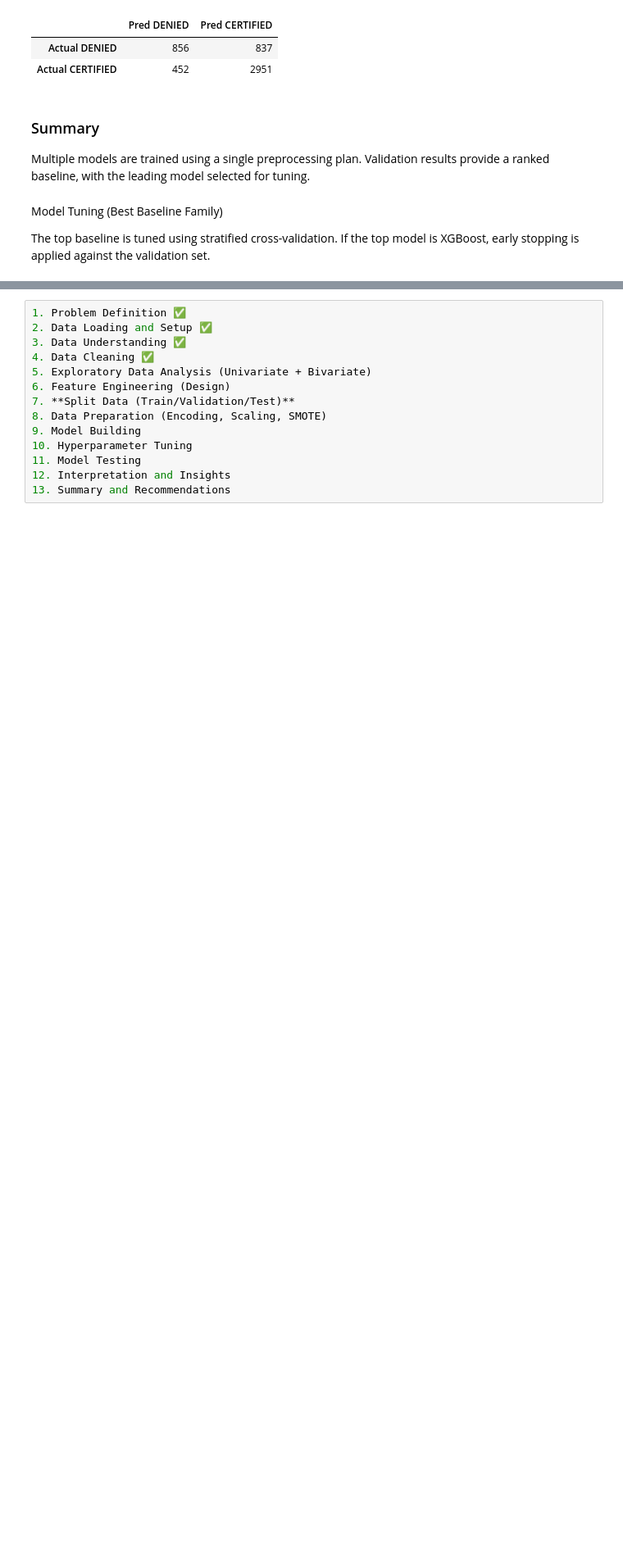
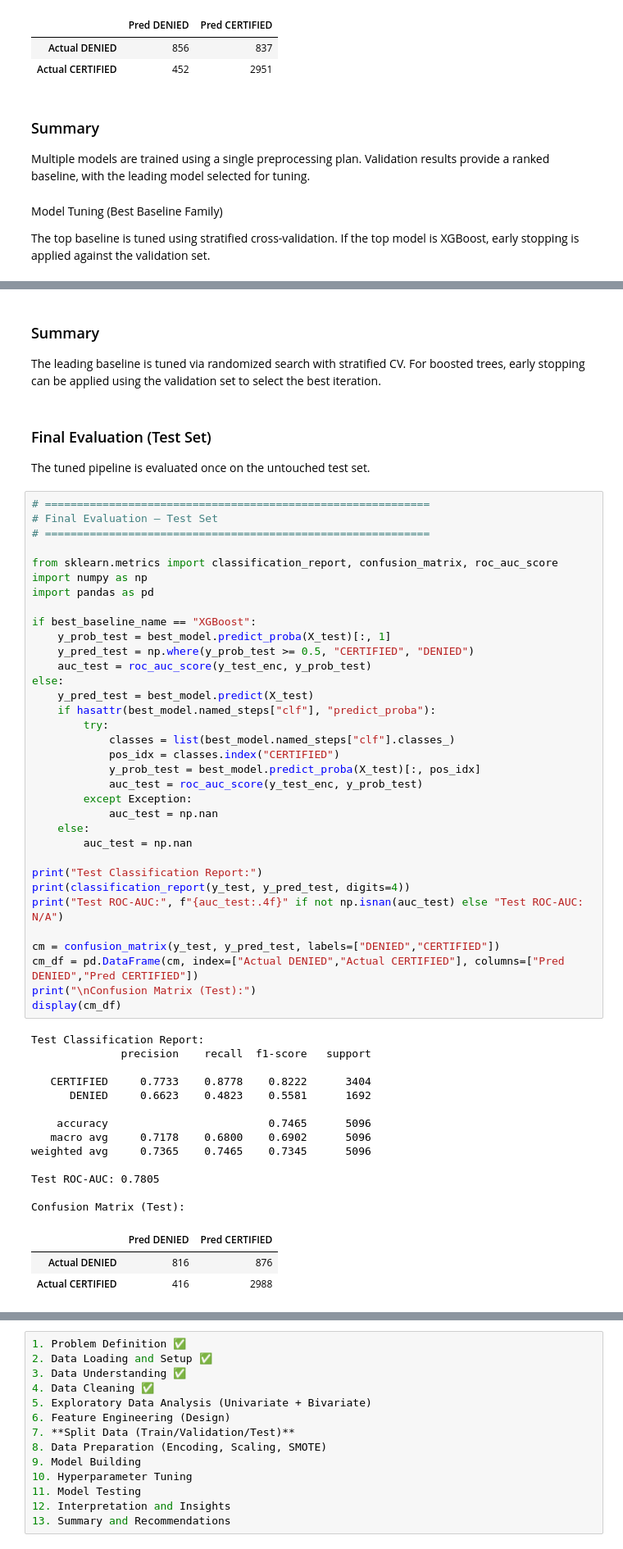
Before and after one commit to EvagAIML/CASE-Visa-Applicant-Screening, a Jupyter notebook: Copy_of_EasyVisa_Full_Code_Notebook_(2)_(1).ipynb, the cells around one changed output, grey strips where cells are left out. Shown at 82% size. Saved outputs shown, nothing was run; the diff lists cells and outputs as text; blank space fills up the shorter version.

```diff
--- a/Copy_of_EasyVisa_Full_Code_Notebook_(2)_(1).ipynb
+++ b/Copy_of_EasyVisa_Full_Code_Notebook_(2)_(1).ipynb
@@ -918,0 +924,59 @@ if best_baseline_name == "XGBoost":
+# %% [markdown]
+### Summary
+
+The leading baseline is tuned via randomized search with stratified CV. For boosted trees, early stopping can be applied using the validation set to select the best iteration.
+# %% [markdown]
+### Final Evaluation (Test Set)
+
+The tuned pipeline is evaluated once on the untouched test set.
+# %%
+# ============================================================
+# Final Evaluation — Test Set
+# ============================================================
+
+from sklearn.metrics import classification_report, confusion_matrix, roc_auc_score
+import numpy as np
+import pandas as pd
+
+if best_baseline_name == "XGBoost":
+    y_prob_test = best_model.predict_proba(X_test)[:, 1]
+    y_pred_test = np.where(y_prob_test >= 0.5, "CERTIFIED", "DENIED")
+    auc_test = roc_auc_score(y_test_enc, y_prob_test)
+else:
+    y_pred_test = best_model.predict(X_test)
+    if hasattr(best_model.named_steps["clf"], "predict_proba"):
+        try:
+            classes = list(best_model.named_steps["clf"].classes_)
+            pos_idx = classes.index("CERTIFIED")
+            y_prob_test = best_model.predict_proba(X_test)[:, pos_idx]
+            auc_test = roc_auc_score(y_test_enc, y_prob_test)
+        except Exception:
+            auc_test = np.nan
+    else:
+        auc_test = np.nan
+
+print("Test Classification Report:")
+print(classification_report(y_test, y_pred_test, digits=4))
+print("Test ROC-AUC:", f"{auc_test:.4f}" if not np.isnan(auc_test) else "Test ROC-AUC: N/A")
+
+cm = confusion_matrix(y_test, y_pred_test, labels=["DENIED","CERTIFIED"])
+cm_df = pd.DataFrame(cm, index=["Actual DENIED","Actual CERTIFIED"], columns=["Pred DENIED","Pred CERTIFIED"])
+print("\nConfusion Matrix (Test):")
+display(cm_df)
+# %% [output]
+Test Classification Report:
+              precision    recall  f1-score   support
+
+   CERTIFIED     0.7733    0.8778    0.8222      3404
+      DENIED     0.6623    0.4823    0.5581      1692
+
+    accuracy                         0.7465      5096
+   macro avg     0.7178    0.6800    0.6902      5096
+weighted avg     0.7365    0.7465    0.7345      5096
+
+Test ROC-AUC: 0.7805
+
+Confusion Matrix (Test):
+|  | Pred DENIED | Pred CERTIFIED |
+| Actual DENIED | 816 | 876 |
+| Actual CERTIFIED | 416 | 2988 |
```
Also changed, not shown: parts of 4 cells of this notebook.
